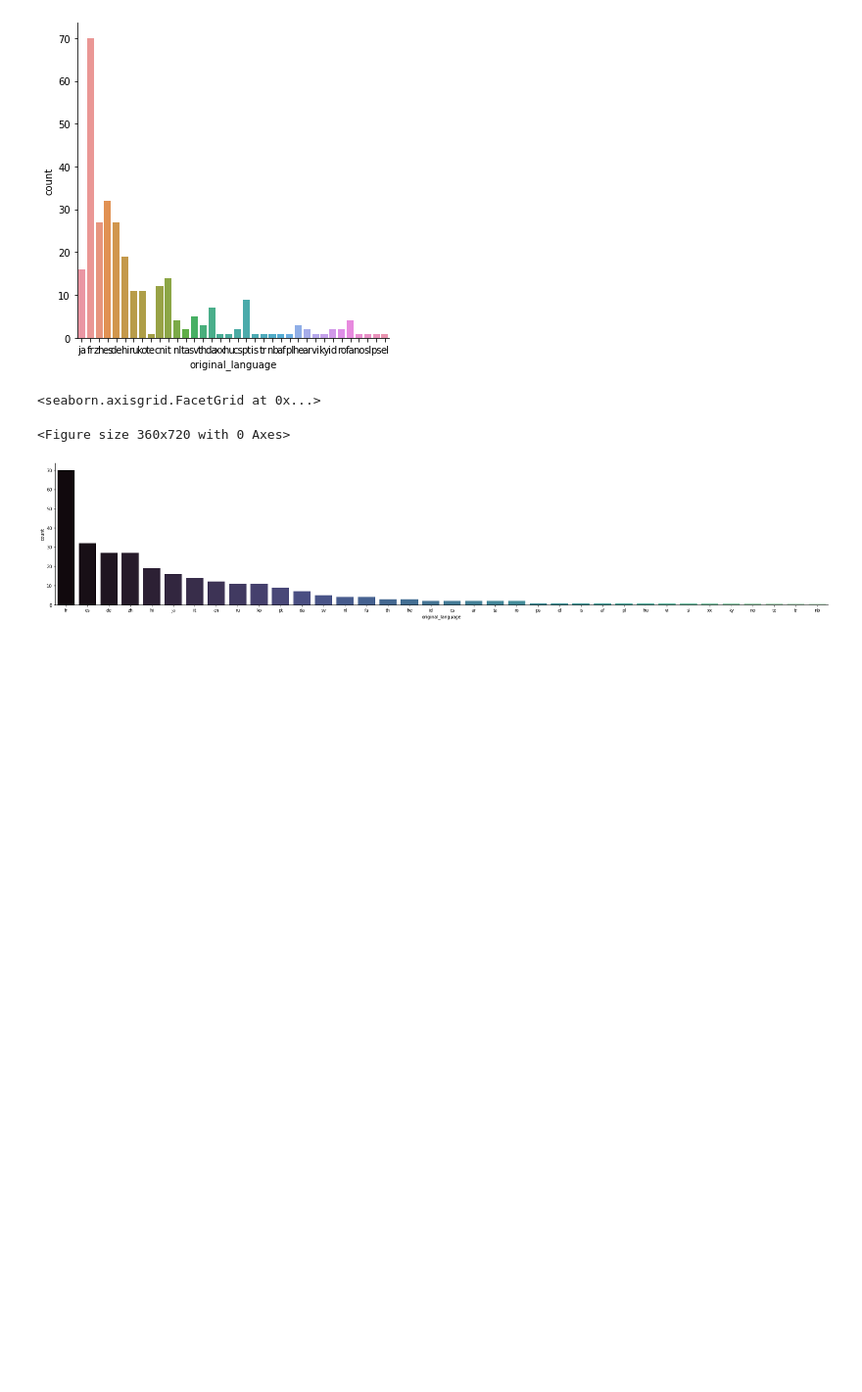
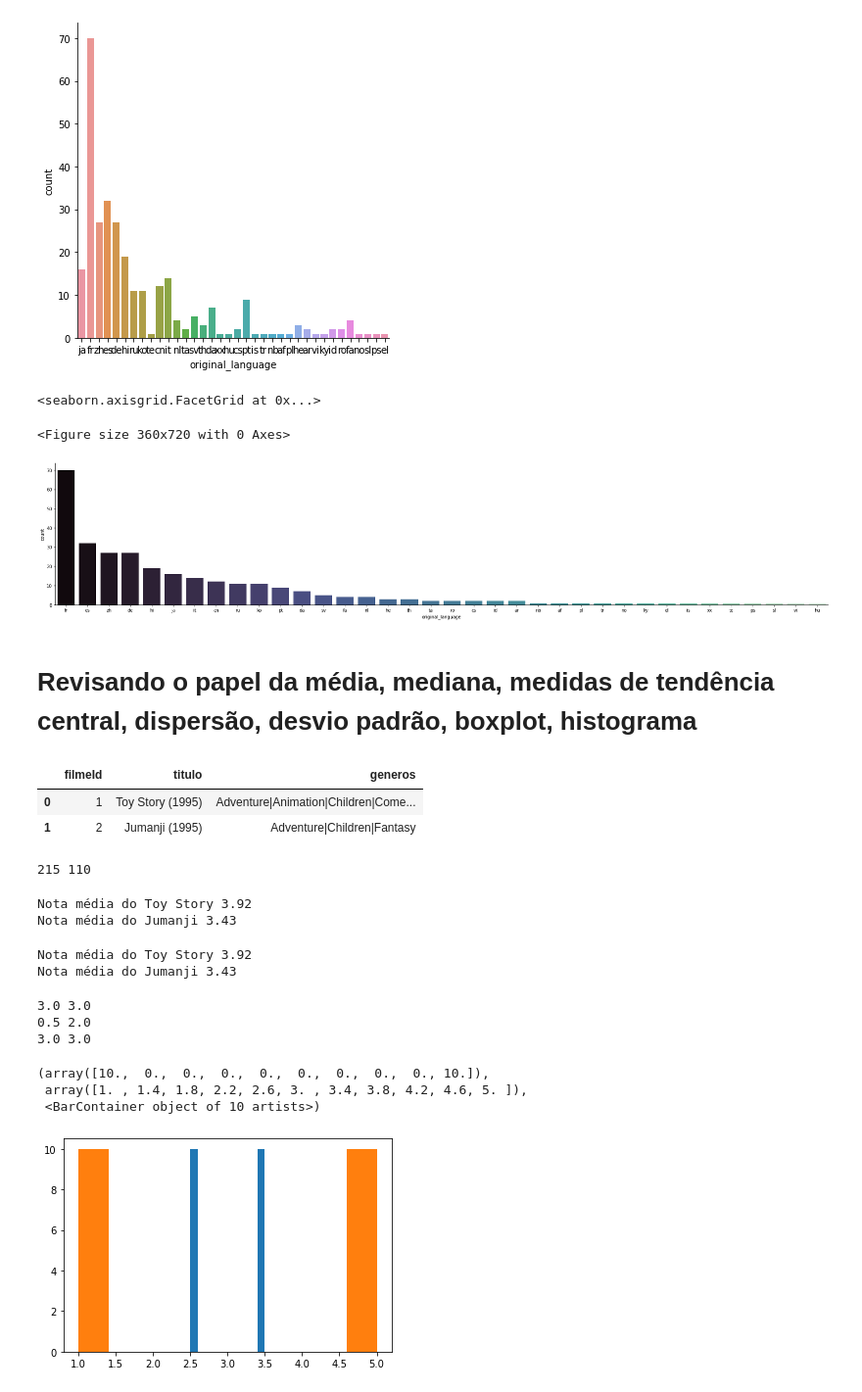
Before and after one commit to estevaoguerra19/DataScience_Alura, a Jupyter notebook: introducao.ipynb, the cells around one changed output. Shown: that part at 98% size. Drawn from its saved outputs; the diff is of its cells as text; code cells hidden in the pictures; blank space fills up the shorter version.

```diff
--- a/introducao.ipynb
+++ b/introducao.ipynb
@@ -288,3 +288,50 @@ sns.catplot(x="original_language", kind="count",
 [figure]
 # %%
 # Poderia ser usado o gráfico sns.lmplot() para esse exemplo, que também é de excelente visualização
+# %% [markdown]
+# Revisando o papel da média, mediana, medidas de tendência central, dispersão, desvio padrão, boxplot, histograma
+# %%
+filmes.head(2)
+# %% [output]
+|  | filmeId | titulo | generos |
+| 0 | 1 | Toy Story (1995) | Adventure|Animation|Children|Come... |
+| 1 | 2 | Jumanji (1995) | Adventure|Children|Fantasy |
+# %%
+notas_do_toy_story = notas.query('filmeId==1')
+notas_do_jumanji = notas.query('filmeId==2')
+print(len(notas_do_toy_story), len(notas_do_jumanji))
+# %% [output]
+215 110
+# %%
+print('Nota média do Toy Story %.2f' % notas_do_toy_story.nota.mean())
+print('Nota média do Jumanji %.2f' % notas_do_jumanji.nota.mean())
+# %% [output]
+Nota média do Toy Story 3.92
+Nota média do Jumanji 3.43
+# %%
+print('Nota média do Toy Story %.2f' % notas_do_toy_story.nota.mean())
+print('Nota média do Jumanji %.2f' % notas_do_jumanji.nota.mean())
+# %% [output]
+Nota média do Toy Story 3.92
+Nota média do Jumanji 3.43
+# %%
+import numpy as np
+
+filme1 = np.append(np.array([2.5] * 10), np.array([3.5] * 10))
+filme2 = np.append(np.array([5] * 10), np.array([1] * 10))
+# %%
+print(filme1.mean(), filme2.mean())
+print(np.std(filme1), np.std(filme2))
+print(np.median(filme1), np.median(filme2))
+# %% [output]
+3.0 3.0
+0.5 2.0
+3.0 3.0
+# %%
+plt.hist(filme1)
+plt.hist(filme2)
+# %% [output]
+(array([10.,  0.,  0.,  0.,  0.,  0.,  0.,  0.,  0., 10.]),
+ array([1. , 1.4, 1.8, 2.2, 2.6, 3. , 3.4, 3.8, 4.2, 4.6, 5. ]),
+ <BarContainer object of 10 artists>)
+[figure, added]
```
Also changed, not shown: parts of 8 cells of this notebook.
